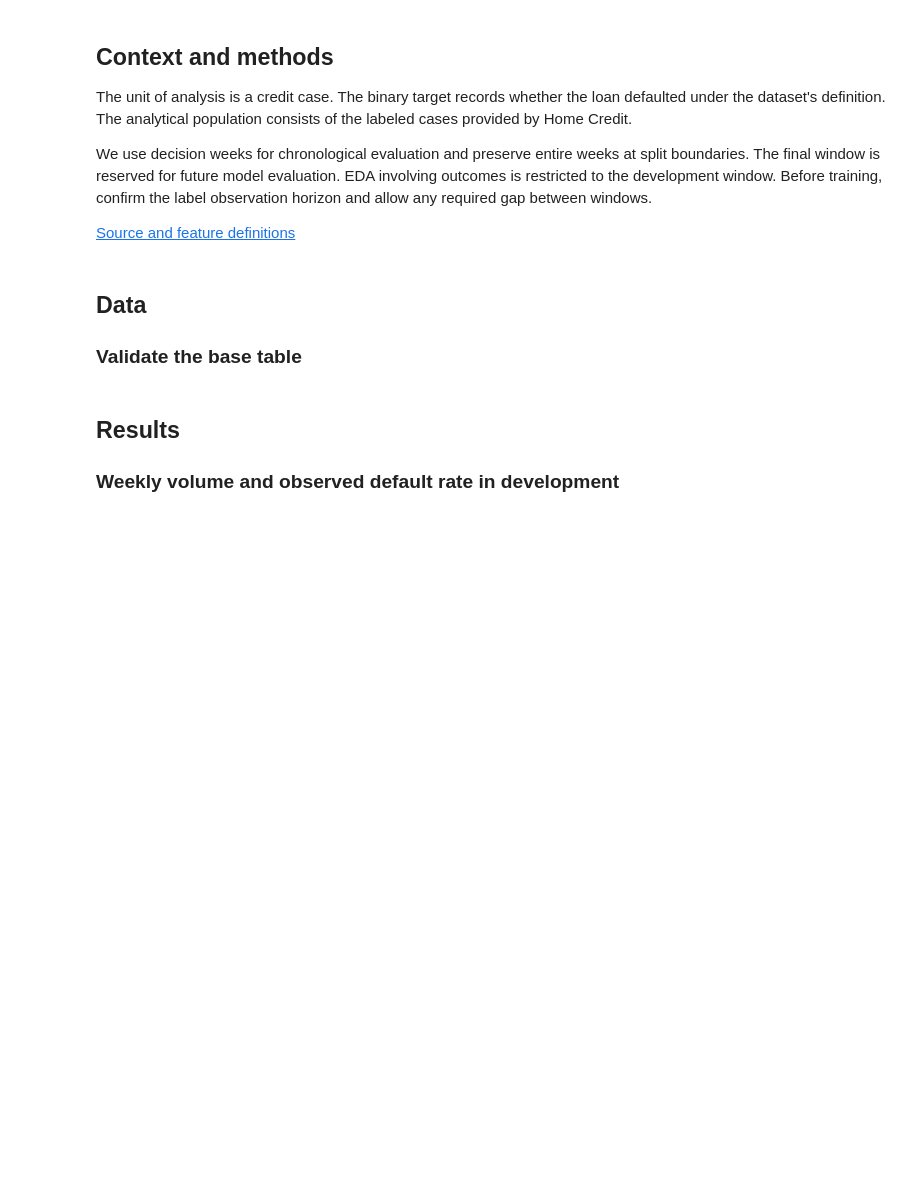
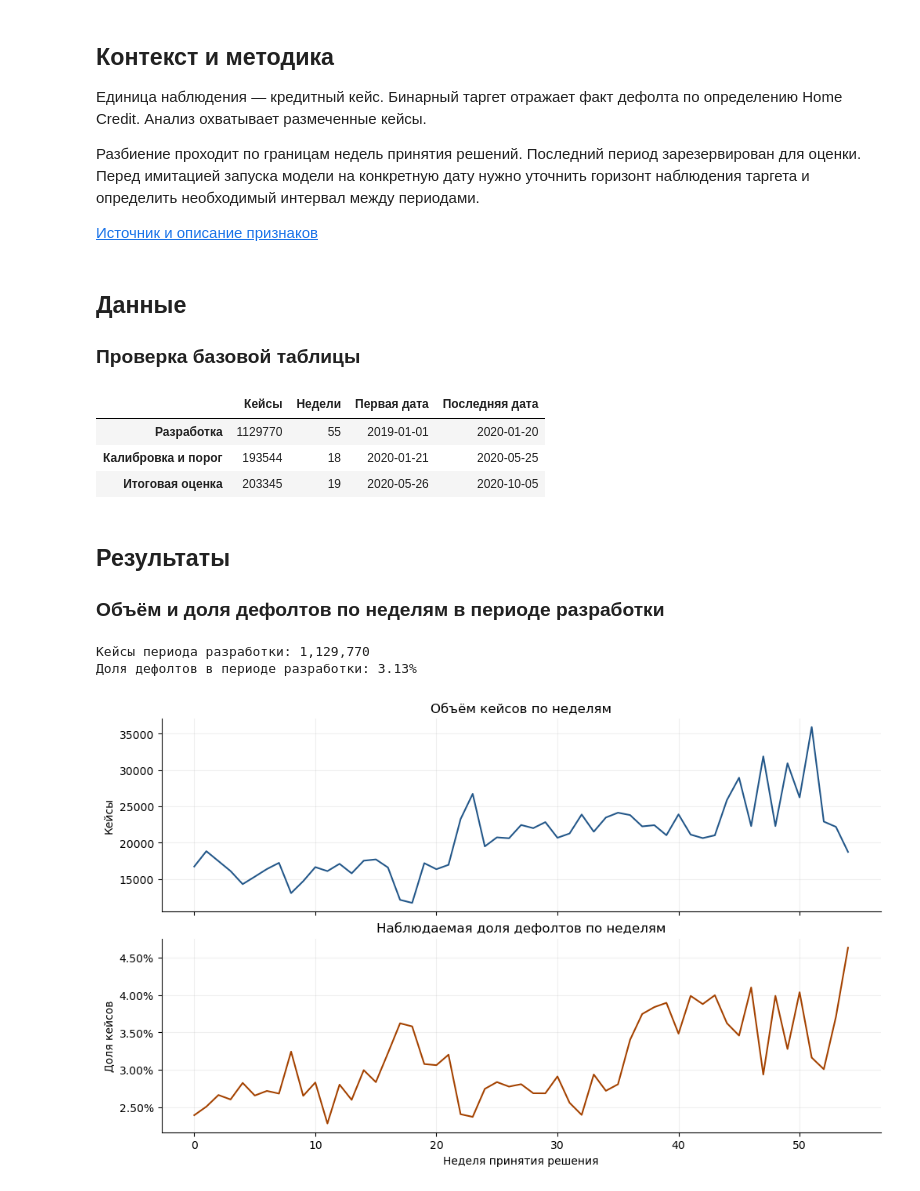
Before and after one commit to ekt4r/credit-scoring, a Jupyter notebook: notebooks/01_eda.ipynb, the cells around one changed output. Cells and saved outputs as stored; diff of their text form; code cells hidden in the pictures; blank space fills up the shorter version.

Commit message:
Сохранить результаты разведочного анализа Home Credit

```diff
--- a/notebooks/01_eda.ipynb
+++ b/notebooks/01_eda.ipynb
@@ -8,16 +9,11 @@ depth-zero feature tables before model development.
 # %% [markdown]
-## Context and methods
+## Контекст и методика
 
-The unit of analysis is a credit case. The binary target records whether the
-loan defaulted under the dataset's definition. The analytical population
-consists of the labeled cases provided by Home Credit.
+Единица наблюдения — кредитный кейс. Бинарный таргет отражает факт дефолта по определению Home Credit. Анализ охватывает размеченные кейсы.
 
-We use decision weeks for chronological evaluation and preserve entire weeks
-at split boundaries. The final window is reserved for future model evaluation.
-EDA involving outcomes is restricted to the development window. Before training,
-confirm the label observation horizon and allow any required gap between windows.
+Разбиение проходит по границам недель принятия решений. Последний период зарезервирован для оценки. Перед имитацией запуска модели на конкретную дату нужно уточнить горизонт наблюдения таргета и определить необходимый интервал между периодами.
 
-[Source and feature definitions](https://www.kaggle.com/competitions/home-credit-credit-risk-model-stability/data)
+[Источник и описание признаков](https://www.kaggle.com/competitions/home-credit-credit-risk-model-stability/data)
 # %%
 from pathlib import Path
 
@@ -36,12 +32,12 @@ plt.rcParams.update({"figure.figsize": (10, 3.4), "axes.grid": True,
                      "grid.alpha": 0.2, "axes.spines.top": False,
                      "axes.spines.right": False})
 # %% [markdown]
-## Data
+## Данные
 
-### Validate the base table
+### Проверка базовой таблицы
 # %%
 if not base_path.is_file():
-    raise FileNotFoundError(f"Expected {base_path}. Follow the download steps in README.md.")
+    raise FileNotFoundError(f"Файл {base_path} отсутствует. Инструкция по загрузке есть в README.md.")
 
 base = pd.read_parquet(base_path, columns=["case_id", "date_decision", "WEEK_NUM", "target"])
 base["date_decision"] = pd.to_datetime(base["date_decision"], errors="raise")
@@ -55,33 +51,43 @@ calibration_start = weeks[int(0.60 * len(weeks))]
 evaluation_start = weeks[int(0.80 * len(weeks))]
 development = base.loc[base["WEEK_NUM"] < calibration_start].copy()
 
-window = pd.Series("Development", index=base.index)
-window.loc[base["WEEK_NUM"] >= calibration_start] = "Calibration and policy"
-window.loc[base["WEEK_NUM"] >= evaluation_start] = "Final evaluation"
+window = pd.Series("Разработка", index=base.index)
+window.loc[base["WEEK_NUM"] >= calibration_start] = "Калибровка и порог"
+window.loc[base["WEEK_NUM"] >= evaluation_start] = "Итоговая оценка"
 split_summary = base.groupby(window, sort=False).agg(
     cases=("case_id", "size"), weeks=("WEEK_NUM", "nunique"),
     first_decision=("date_decision", "min"), last_decision=("date_decision", "max"),
 ).sort_values("first_decision")
 assert (split_summary["last_decision"].iloc[:-1].to_numpy()
         < split_summary["first_decision"].iloc[1:].to_numpy()).all()
-display(split_summary)
+display(split_summary.rename(columns={"cases": "Кейсы", "weeks": "Недели",
+                                      "first_decision": "Первая дата", "last_decision": "Последняя дата"}))
+# %% [output]
+|  | Кейсы | Недели | Первая дата | Последняя дата |
+| Разработка | 1129770 | 55 | 2019-01-01 | 2020-01-20 |
+| Калибровка и порог | 193544 | 18 | 2020-01-21 | 2020-05-25 |
+| Итоговая оценка | 203345 | 19 | 2020-05-26 | 2020-10-05 |
 # %% [markdown]
-## Results
+## Результаты
 
-### Weekly volume and observed default rate in development
+### Объём и доля дефолтов по неделям в периоде разработки
 # %%
 weekly = development.groupby("WEEK_NUM").agg(
     cases=("case_id", "size"), default_rate=("target", "mean"),
 )
-print(f"Development cases: {len(development):,}")
-print(f"Development default rate: {development['target'].mean():.2%}")
+print(f"Кейсы периода разработки: {len(development):,}")
+print(f"Доля дефолтов в периоде разработки: {development['target'].mean():.2%}")
 
 figure, axes = plt.subplots(2, 1, sharex=True, figsize=(10, 6), layout="constrained")
-weekly["cases"].plot(ax=axes[0], color="#235789", title="Weekly volume in development")
-weekly["default_rate"].plot(ax=axes[1], color="#a44200", title="Observed weekly default rate")
-axes[0].set_ylabel("Cases")
-axes[1].set_ylabel("Share of cases")
+weekly["cases"].plot(ax=axes[0], color="#235789", title="Объём кейсов по неделям")
+weekly["default_rate"].plot(ax=axes[1], color="#a44200", title="Наблюдаемая доля дефолтов по неделям")
+axes[0].set_ylabel("Кейсы")
+axes[1].set_ylabel("Доля кейсов")
 axes[1].yaxis.set_major_formatter(PercentFormatter(1))
-axes[1].set_xlabel("Decision week")
+axes[1].set_xlabel("Неделя принятия решения")
 plt.show()
+# %% [output]
+Кейсы периода разработки: 1,129,770
+Доля дефолтов в периоде разработки: 3.13%
+[figure, added]
 # %% [markdown]
```
Also changed, not shown: parts of 6 cells of this notebook.
